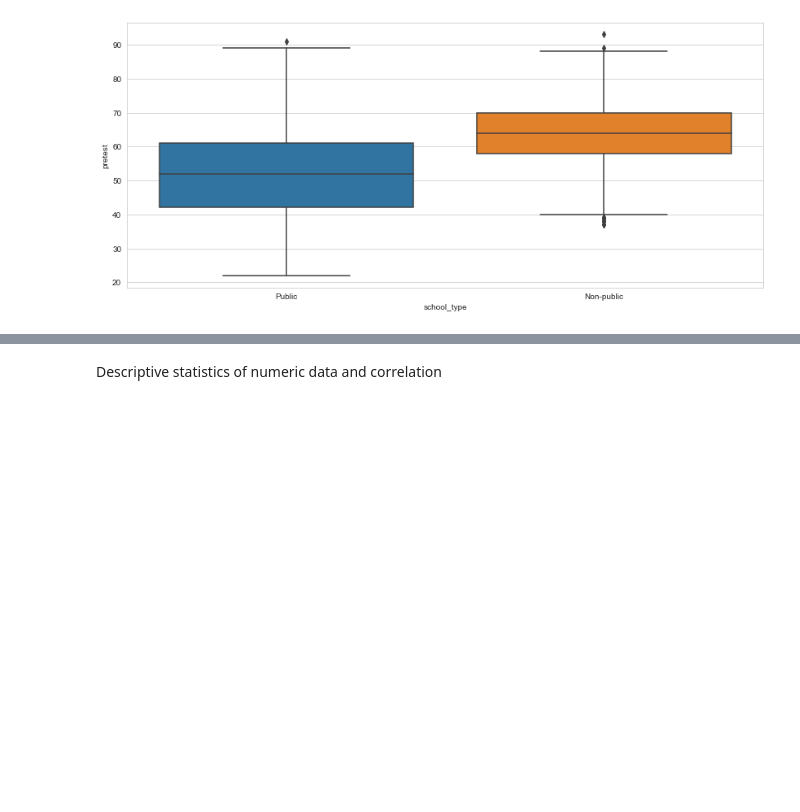
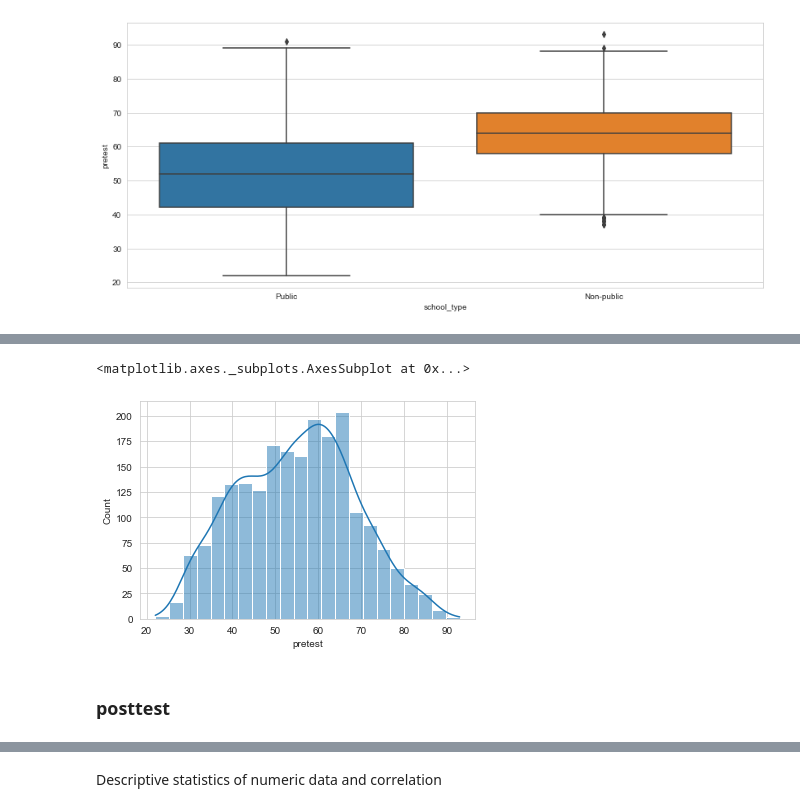
Before and after one commit to tolgarecep/test-scores, a Jupyter notebook: test-scores.ipynb, the cells around one changed output, grey strips where cells are left out. Cells and saved outputs as stored; diff of their text form; code cells hidden in the pictures; blank space fills up the shorter version.

```diff
--- a/test-scores.ipynb
+++ b/test-scores.ipynb
@@ -83,0 +143,7 @@ sns.boxplot(data=data,x="school_type",y="pretest")
+# %%
+sns.histplot(x=data.pretest, kde=True)
+# %% [output]
+<matplotlib.axes._subplots.AxesSubplot at 0x...>
+[figure, added]
+# %% [markdown]
+<h3>posttest</h3>
```
Also changed, not shown: parts of 35 cells of this notebook.
